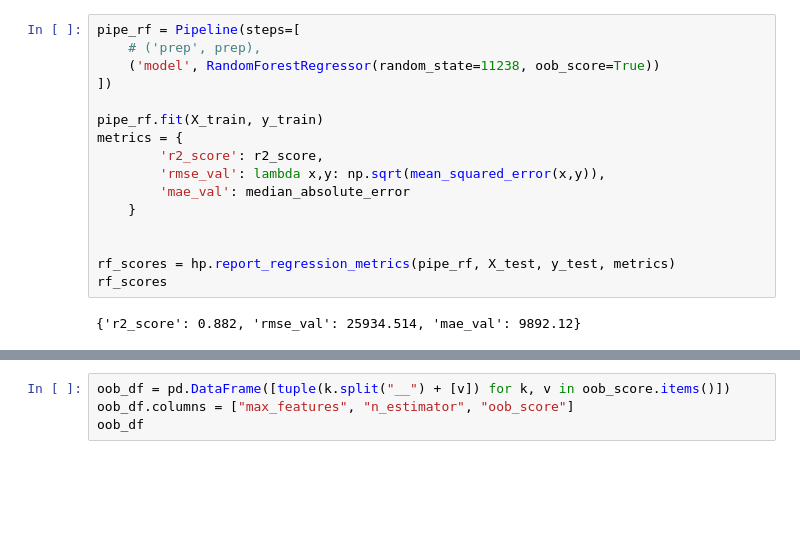
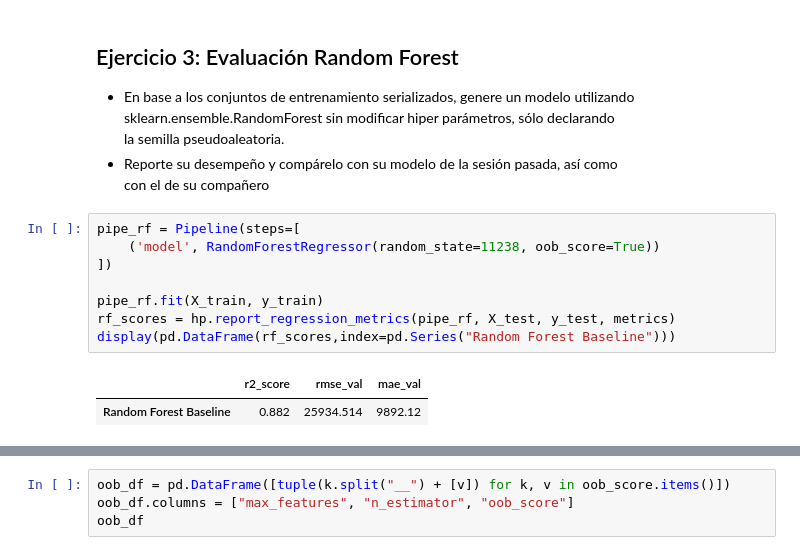
Before and after one commit to tomaspemora/desafio-latam-tareas-BA-TP, a Jupyter notebook: machine_learning/desafio_evaluado_4/desafio_4.ipynb, the cells around one changed output, grey strips where cells are left out. Cells and saved outputs as stored; diff of their text form; blank space fills up the shorter version.

```diff
--- a/machine_learning/desafio_evaluado_4/desafio_4.ipynb
+++ b/machine_learning/desafio_evaluado_4/desafio_4.ipynb
@@ -61,18 +83,18 @@ y_test  = datos_companeros[0]['y_test']
+# %% [markdown]
+## Ejercicio 3: Evaluación Random Forest
+- En base a los conjuntos de entrenamiento serializados, genere un modelo utilizando
+sklearn.ensemble.RandomForest sin modificar hiper parámetros, sólo declarando
+la semilla pseudoaleatoria.
+- Reporte su desempeño y compárelo con su modelo de la sesión pasada, así como
+con el de su compañero
 # %%
 pipe_rf = Pipeline(steps=[
-    # ('prep', prep),
     ('model', RandomForestRegressor(random_state=11238, oob_score=True))
 ])
 
 pipe_rf.fit(X_train, y_train)
-metrics = {
-        'r2_score': r2_score,
-        'rmse_val': lambda x,y: np.sqrt(mean_squared_error(x,y)),
-        'mae_val': median_absolute_error
-    }
-
-
 rf_scores = hp.report_regression_metrics(pipe_rf, X_test, y_test, metrics)
-rf_scores
+display(pd.DataFrame(rf_scores,index=pd.Series("Random Forest Baseline")))
 # %% [output]
-{'r2_score': 0.882, 'rmse_val': 25934.514, 'mae_val': 9892.12}
+|  | r2_score | rmse_val | mae_val |
+| Random Forest Baseline | 0.882 | 25934.514 | 9892.12 |
```
Also changed, not shown: parts of 24 cells of this notebook, 3 other files.
